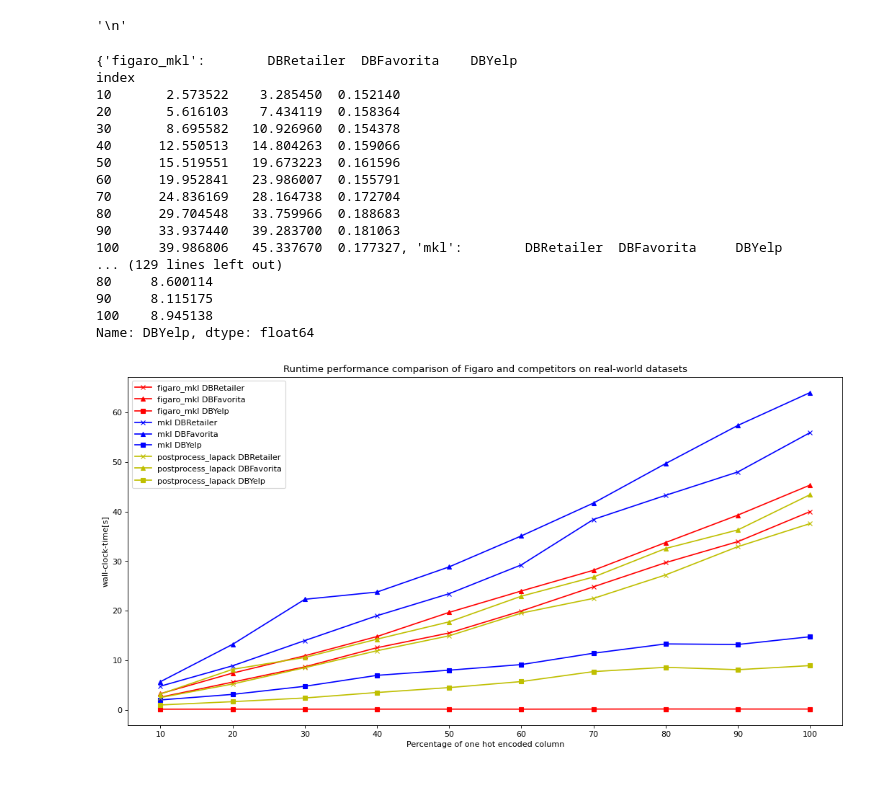
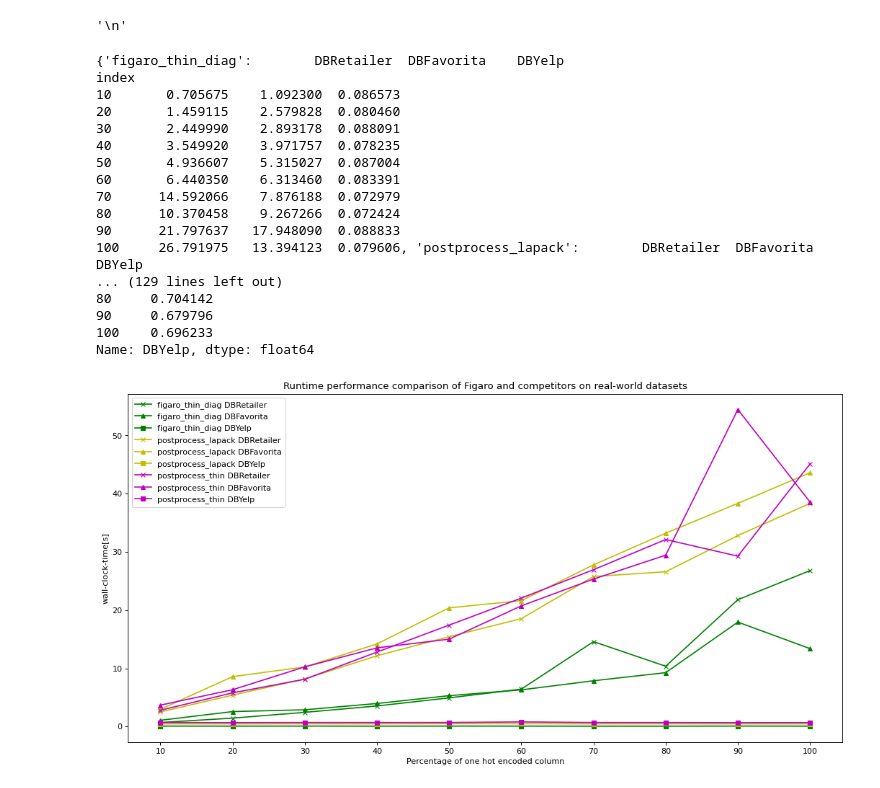
Before and after one commit to Sigmod2022ReproFigaro/figaro-VLDBJ, a Jupyter notebook: scripts/jupyter_notebooks/pks/performance_percent_pk.ipynb, the cells around one changed output. Saved outputs shown, nothing was run; the diff lists cells and outputs as text; code cells hidden in the pictures.

```diff
--- a/scripts/jupyter_notebooks/pks/performance_percent_pk.ipynb
+++ b/scripts/jupyter_notebooks/pks/performance_percent_pk.ipynb
@@ -9,12 +9,21 @@ from openpyxl import load_workbook, Workbook
 from openpyxl.utils.cell import get_column_letter
 
 path_src = "/local/scratch/Figaro/figaro-code"
-exp_names = ["figaro_mkl", "mkl", "postprocess_lapack"]
+#exp_names = ["figaro_mkl", "mkl", "postprocess_lapack", "openblas"]
+exp_names = ["figaro_thin_diag", "postprocess_lapack", "postprocess_thin"]
+#exp_names = ["figaro_mkl", "figaro_thin_diag", "postprocess_thin", "postprocess_lapack"]
+#exp_names = ["postprocess_lapack", "mkl"]
+#exp_names = ["mkl","openblas"]
 exp_paths = {"figaro_mkl": "comparisons/performance/figaro/lapack",
-"figaro_thin_diag": "comparisons/performance/figaro/thin/diag",
+"figaro_thin_diag": "comparisons/performance/figaro/thin_diag",
 "mkl": "comparisons/performance/python/mkl",
-"postprocess_lapack": "comparisons/performance/postprocess/lapack"}
+"openblas": "comparisons/performance/python/openblas",
+"postprocess_lapack": "comparisons/performance/postprocess/lapack",
+"postprocess_thin": "comparisons/performance/postprocess/thin_diag",}
 db_names = ["DBRetailer", "DBFavorita", "DBYelp"]
+#db_names = ["DBRetailer"]
+#db_names = ["DBFavorita"]
+#db_names = ["DBYelp"]
 
 start_per = 10
 end_per = 100
@@ -23,6 +32,10 @@ per_inc = 10
 num_measurement = 5
 
 xlsx_name = "time.xlsx"
+
+
+join_orders = {"DBRetailer": "ItemRoot48",
+"DBFavorita": "ItemsRoot48", "DBYelp": "UserRoot48"}
 
 df_measurement_exps = {}
 for exp_name in exp_names:
@@ -39,7 +52,10 @@ for exp_name in exp_names:
 
         for db_idx, percent in enumerate(range(start_per, end_per + 1, per_inc)):
             db_name_per = "{}PK1C{}".format(db_name, percent)
-            path_xlsx = os.path.join(perf_path, db_name_per, xlsx_name)
+            join_order = join_orders[db_name]
+            path_xlsx = os.path.join(perf_path, db_name_per, join_order, xlsx_name)
+            #path_xlsx = os.path.join(perf_path, db_name_per, xlsx_name)
+            print(path_xlsx)
             workbook = load_workbook(filename=path_xlsx, data_only=True)
             sheet = workbook.active
             row_count = sheet.max_row
@@ -90,12 +106,11 @@ for exp_name in exp_names:
 # %%
 import csv
-
 db_name_map = {
     "DBFavorita": "exp1perf-favorita.dat",
     "DBRetailer": "exp1perf-retailer.dat",
     "DBYelp": "exp1perf-yelp.dat"
     }
-exp_dat_names = ["#percentage of data", "figaro-time", "mkl-time", "pp-mkl-time"]
+exp_dat_names = ["#percentage of data", "figaro-time", "mkl-time", "thin-time"]
 for db_name in db_names:
     dbs_results = []
     for exp_name in exp_names:
@@ -111,44 +128,44 @@ for db_name in db_names:
 # %%
 import matplotlib.pyplot as plt
 
 plt.figure("name", figsize=(16, 8), dpi=80)
 plt.xlabel("Percentage of one hot encoded column")
 plt.ylabel("wall-clock-time[s]")
 
 plt.title("Runtime performance comparison of Figaro and competitors on real-world datasets")
 
 plt.yscale('linear')
 plt.locator_params(axis='x', nbins=6)
 plt.locator_params(axis='x', nbins=10)
 db_marker =  {"DBFavorita": "^", "DBYelp": "s", "DBRetailer": "x"}
-exp_colour = {"figaro_mkl": "r", "figaro_thin_diag": 'g', "mkl": "b", "postprocess_lapack": "y"}
+exp_colour = {"figaro_mkl": "r", "figaro_thin_diag": 'g', "mkl": "b", "postprocess_lapack": "y", "postprocess_thin": "m", "openblas": "c"}
 
 print(df_measurement_exps)
 for exp_name in exp_names:
     print(exp_name)
     df_measurement = df_measurement_exps[exp_name]
     for db_name in df_measurement:
         print(df_measurement[db_name])
         plt.plot(df_measurement[db_name], "-" + exp_colour[exp_name] + db_marker[db_name], label="{} {}".format(exp_name, db_name))
 plt.legend(loc="upper left")
 
 plt.show()
 # %% [output]
-{'figaro_mkl':        DBRetailer  DBFavorita    DBYelp
+{'figaro_thin_diag':        DBRetailer  DBFavorita    DBYelp
 index
-10       2.573522    3.285450  0.152140
-20       5.616103    7.434119  0.158364
-30       8.695582   10.926960  0.154378
-40      12.550513   14.804263  0.159066
-50      15.519551   19.673223  0.161596
-60      19.952841   23.986007  0.155791
-70      24.836169   28.164738  0.172704
-80      29.704548   33.759966  0.188683
-90      33.937440   39.283700  0.181063
-100     39.986806   45.337670  0.177327, 'mkl':        DBRetailer  DBFavorita     DBYelp
+10       0.705675    1.092300  0.086573
+20       1.459115    2.579828  0.080460
+30       2.449990    2.893178  0.088091
+40       3.549920    3.971757  0.078235
+50       4.936607    5.315027  0.087004
+60       6.440350    6.313460  0.083391
+70      14.592066    7.876188  0.072979
+80      10.370458    9.267266  0.072424
+90      21.797637   17.948090  0.088833
+100     26.791975   13.394123  0.079606, 'postprocess_lapack':        DBRetailer  DBFavorita    DBYelp
 ... (129 lines left out)
-80     8.600114
-90     8.115175
-100    8.945138
+80     0.704142
+90     0.679796
+100    0.696233
 Name: DBYelp, dtype: float64
-[figure, old version]
+[figure, new version]
```
Also changed, not shown: parts of 2 cells of this notebook, 11 other files.
